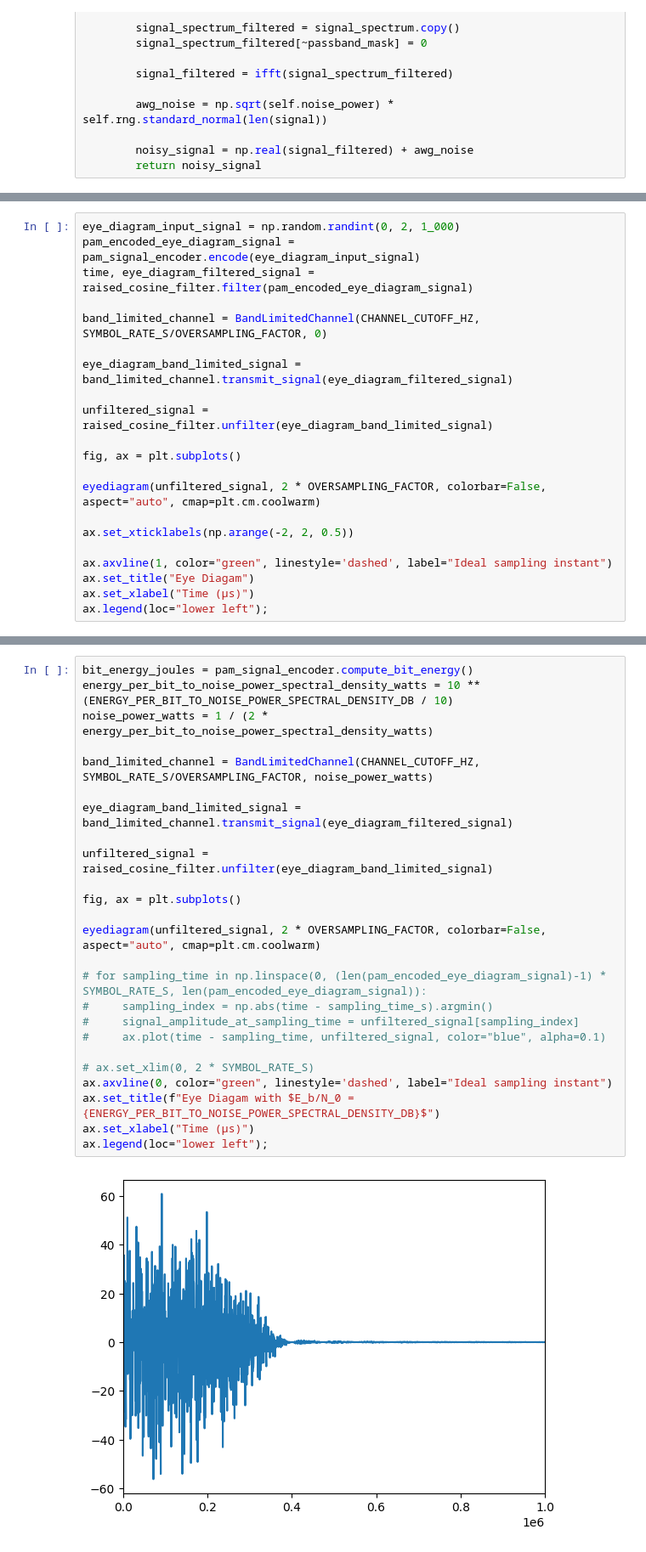
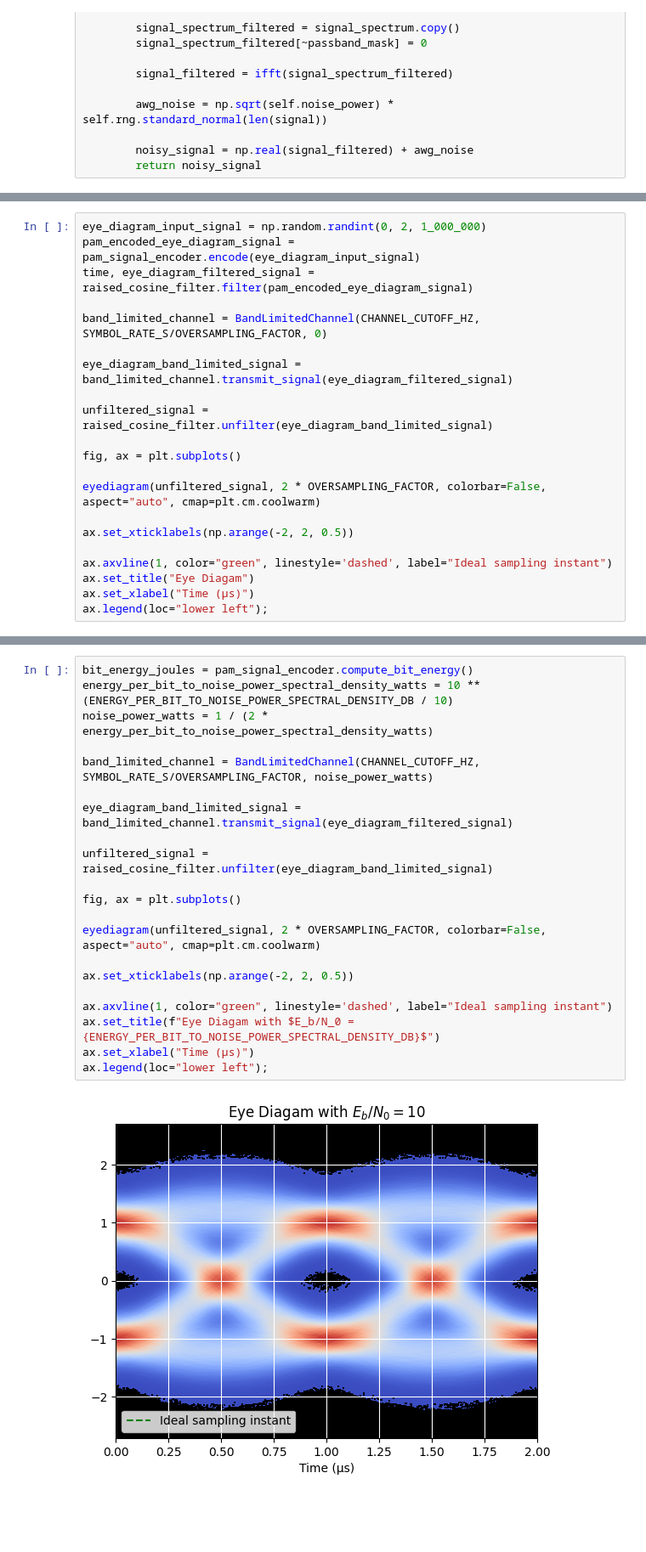
Before and after one commit to llamington/ENEL422-Lab, a Jupyter notebook: ENEL422_Lab.ipynb, the cells around one changed output, grey strips where cells are left out. Shown at 85% size. Drawn from its saved outputs; the diff is of its cells as text; blank space fills up the shorter version.

```diff
--- a/ENEL422_Lab.ipynb
+++ b/ENEL422_Lab.ipynb
@@ -223,5 +221,5 @@ ax.legend();
 # %%
-eye_diagram_input_signal = np.random.randint(0, 2, 1_000)
+eye_diagram_input_signal = np.random.randint(0, 2, 1_000_000)
 pam_encoded_eye_diagram_signal = pam_signal_encoder.encode(eye_diagram_input_signal)
 time, eye_diagram_filtered_signal = raised_cosine_filter.filter(pam_encoded_eye_diagram_signal)
 
@@ -249,27 +246,23 @@ ax.legend(loc="lower left");
 # %%
 bit_energy_joules = pam_signal_encoder.compute_bit_energy()
 energy_per_bit_to_noise_power_spectral_density_watts = 10 ** (ENERGY_PER_BIT_TO_NOISE_POWER_SPECTRAL_DENSITY_DB / 10)
 noise_power_watts = 1 / (2 * energy_per_bit_to_noise_power_spectral_density_watts)
 
 band_limited_channel = BandLimitedChannel(CHANNEL_CUTOFF_HZ, SYMBOL_RATE_S/OVERSAMPLING_FACTOR, noise_power_watts)
 
 eye_diagram_band_limited_signal = band_limited_channel.transmit_signal(eye_diagram_filtered_signal)
 
 unfiltered_signal = raised_cosine_filter.unfilter(eye_diagram_band_limited_signal)
 
 fig, ax = plt.subplots()
 
 eyediagram(unfiltered_signal, 2 * OVERSAMPLING_FACTOR, colorbar=False, aspect="auto", cmap=plt.cm.coolwarm)
 
-# for sampling_time in np.linspace(0, (len(pam_encoded_eye_diagram_signal)-1) * SYMBOL_RATE_S, len(pam_encoded_eye_diagram_signal)):
-#     sampling_index = np.abs(time - sampling_time_s).argmin()
-#     signal_amplitude_at_sampling_time = unfiltered_signal[sampling_index]
-#     ax.plot(time - sampling_time, unfiltered_signal, color="blue", alpha=0.1)
+ax.set_xticklabels(np.arange(-2, 2, 0.5))
 
-# ax.set_xlim(0, 2 * SYMBOL_RATE_S)
-ax.axvline(0, color="green", linestyle='dashed', label="Ideal sampling instant")
+ax.axvline(1, color="green", linestyle='dashed', label="Ideal sampling instant")
 ax.set_title(f"Eye Diagam with $E_b/N_0 = {ENERGY_PER_BIT_TO_NOISE_POWER_SPECTRAL_DENSITY_DB}$")
 ax.set_xlabel("Time (μs)")
 ax.legend(loc="lower left");
 # %% [output]
-[figure, old version]
+[figure, new version]
```
Also changed, not shown: parts of 8 cells of this notebook.
